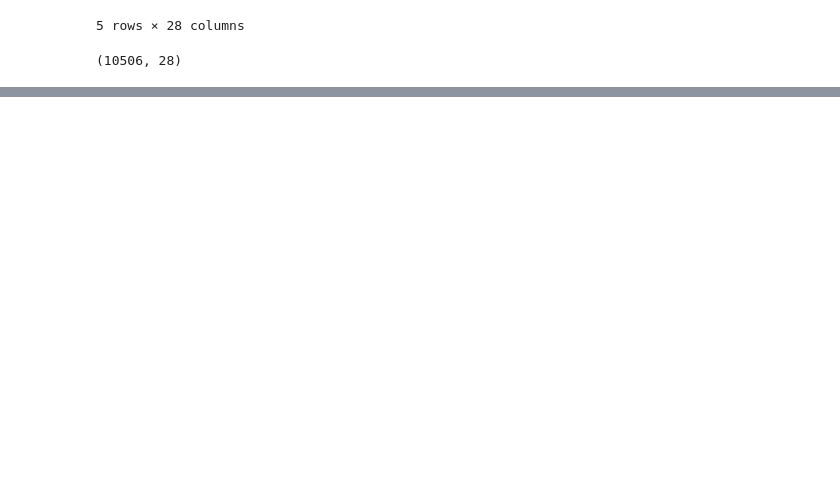
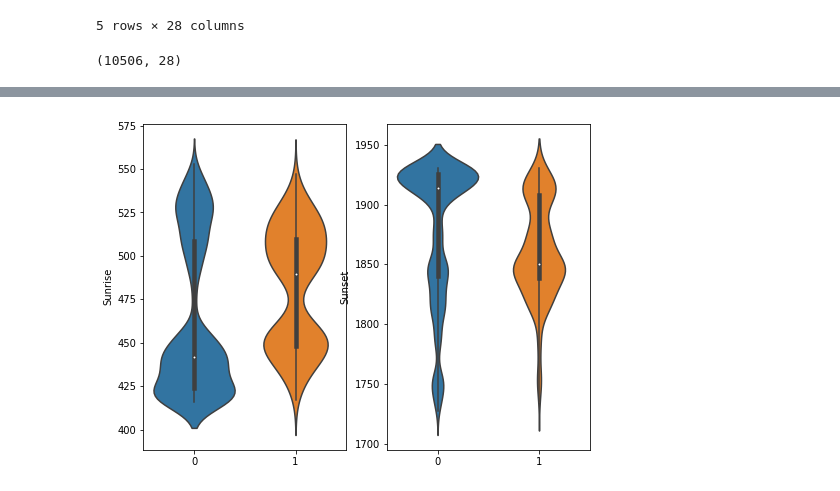
Before and after one commit to helencai62/CDC_WNV_project, a Jupyter notebook: logistic model.ipynb, the cells around one changed output, grey strips where cells are left out. Cells and saved outputs as stored; diff of their text form; code cells hidden in the pictures; blank space fills up the shorter version.

```diff
--- a/logistic model.ipynb
+++ b/logistic model.ipynb
@@ -66,0 +139,11 @@ target.shape
+# %%
+# group 2: Sunrise, Sunset
+fig = plt.figure(figsize=(8,6))
+for i, feature in enumerate(['Sunrise','Sunset']):
+    ax = fig.add_subplot(1, 2, i+1)
+    sns.violinplot(y=feature, x='WnvPresent', data=train)
+    plt.suptitle('')
+    plt.tight_layout
+    ax.set_xlabel('')
+# %% [output]
+[figure, added]
```
Also changed, not shown: parts of 53 cells of this notebook.
